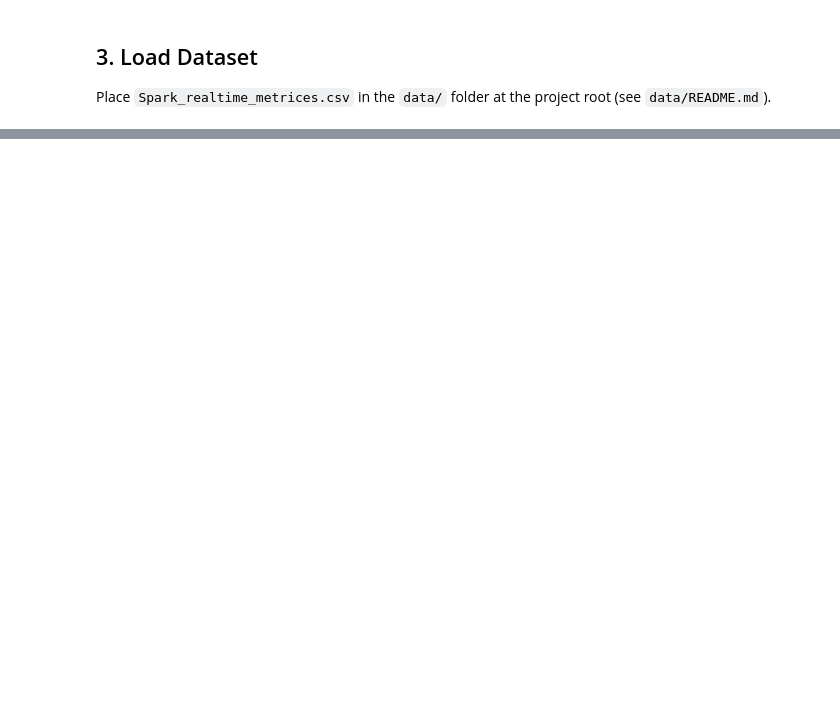
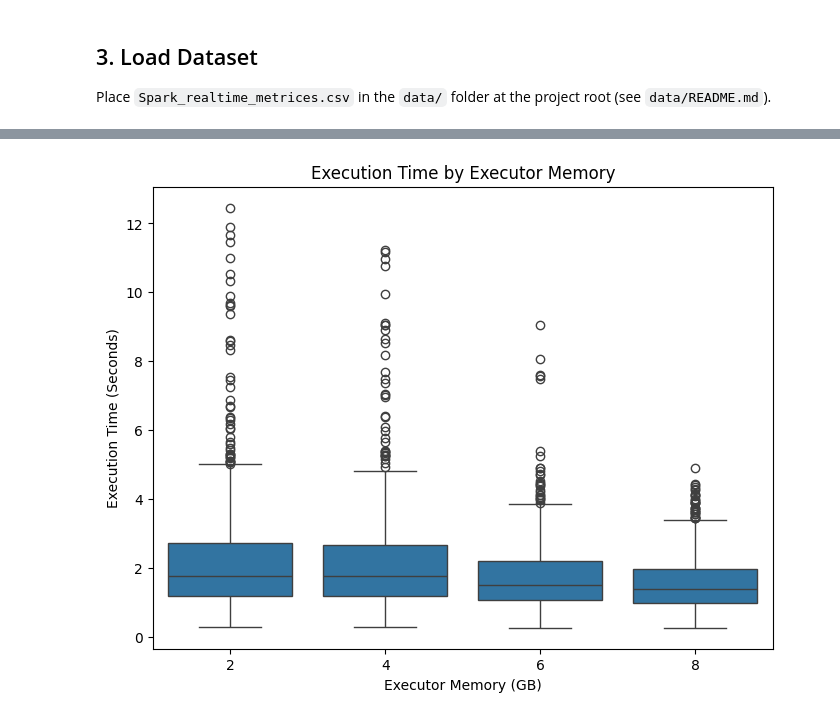
Before and after one commit to saklaniabhimanyu/spark-job-Optimization, a Jupyter notebook: notebooks/spark_ai_optimizer.ipynb, the cells around one changed output, grey strips where cells are left out. Saved outputs shown, nothing was run; the diff lists cells and outputs as text; code cells hidden in the pictures; blank space fills up the shorter version.

```diff
--- a/notebooks/spark_ai_optimizer.ipynb
+++ b/notebooks/spark_ai_optimizer.ipynb
@@ -702,0 +256,10 @@ for _, row in top_feat.iterrows():
+# %%
+# Plot 4: Execution Time by Executor Memory
+plt.figure(figsize=(8, 6))
+sns.boxplot(data=df_raw, x="executor_memory_gb", y="execution_time")
+plt.title("Execution Time by Executor Memory")
+plt.xlabel("Executor Memory (GB)")
+plt.ylabel("Execution Time (Seconds)")
+plt.show()
+# %% [output]
+[figure, added]
```
Also changed, not shown: parts of 38 cells of this notebook.
